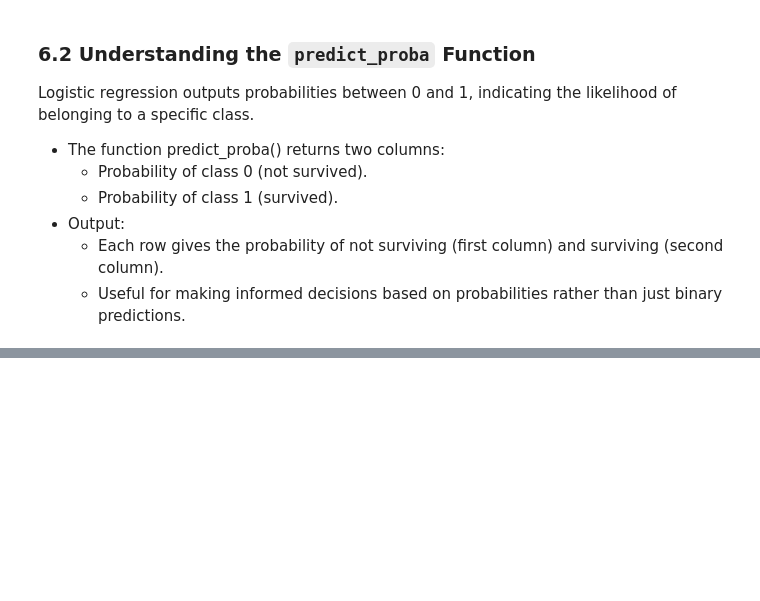
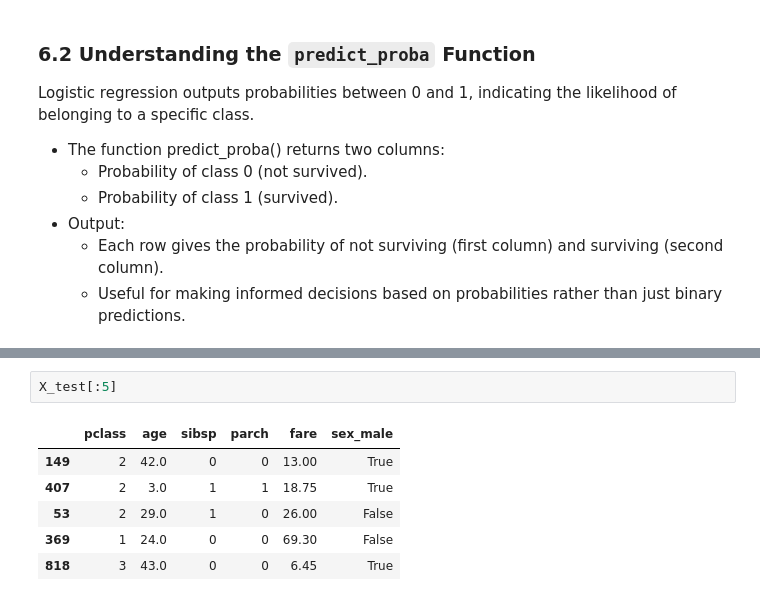
Before and after one commit to tmsantar/Santarelli-Data-Science-Portfolio, a Jupyter notebook: Week 9/IDS Week 9_1_IN-CLASS.ipynb, the cells around one changed output, grey strips where cells are left out. Cells and saved outputs as stored; diff of their text form; blank space fills up the shorter version.

```diff
--- a/Week 9/IDS Week 9_1_IN-CLASS.ipynb
+++ b/Week 9/IDS Week 9_1_IN-CLASS.ipynb
@@ -197,0 +226,9 @@ Logistic regression outputs probabilities between 0 and 1, indicating the likeli
+# %%
+X_test[:5]
+# %% [output]
+|  | pclass | age | sibsp | parch | fare | sex_male |
+| 149 | 2 | 42.0 | 0 | 0 | 13.00 | True |
+| 407 | 2 | 3.0 | 1 | 1 | 18.75 | True |
+| 53 | 2 | 29.0 | 1 | 0 | 26.00 | False |
+| 369 | 1 | 24.0 | 0 | 0 | 69.30 | False |
+| 818 | 3 | 43.0 | 0 | 0 | 6.45 | True |
```
Also changed, not shown: parts of 3 cells of this notebook.
